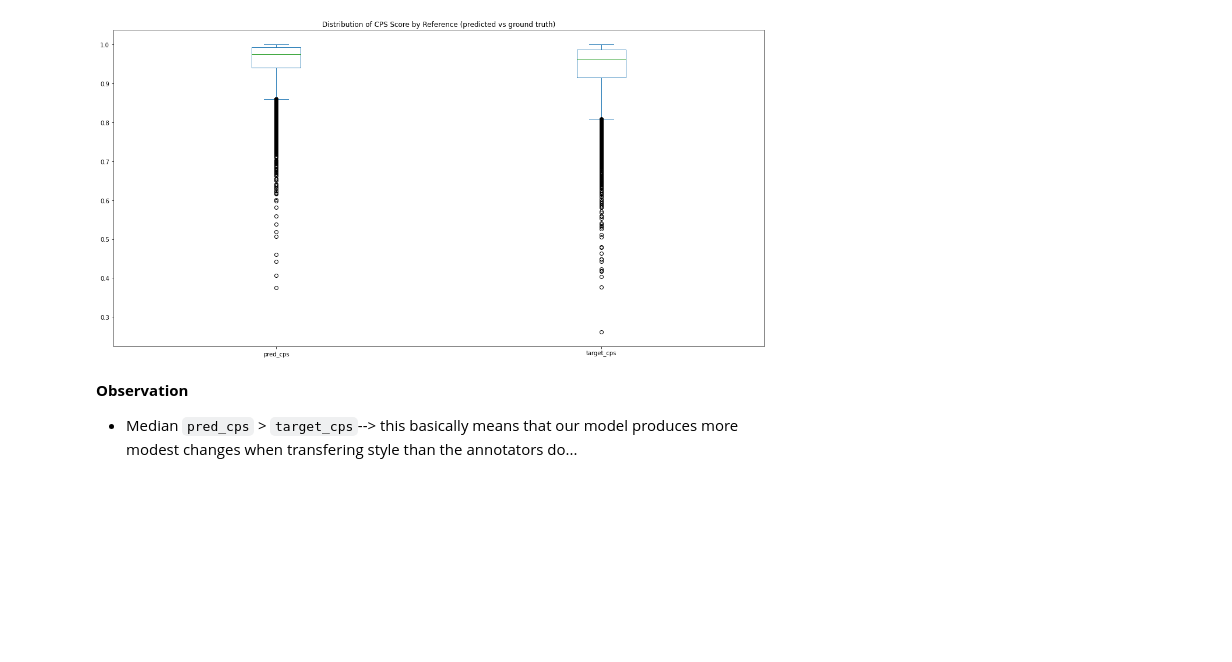
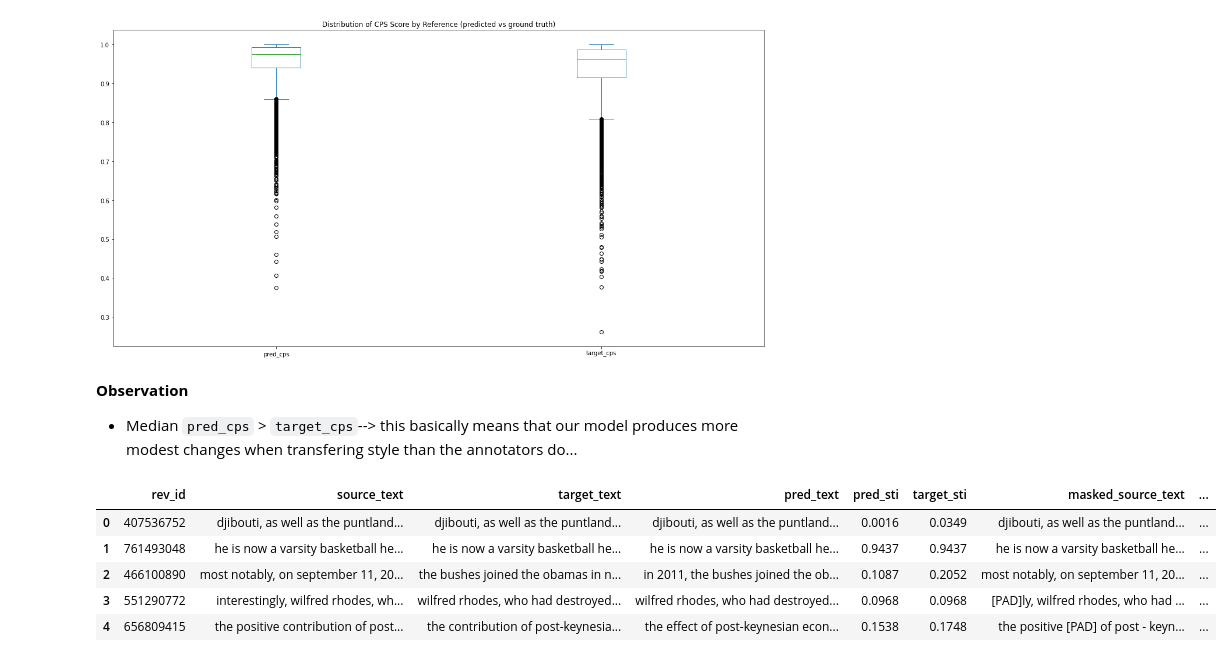
Before and after one commit to fastforwardlabs/text-style-transfer, a Jupyter notebook: notebooks/WNC_full_TST_evaluation.ipynb, the cells around one changed output. Saved outputs shown, nothing was run; the diff lists cells and outputs as text; code cells hidden in the pictures; blank space fills up the shorter version.

```diff
--- a/notebooks/WNC_full_TST_evaluation.ipynb
+++ b/notebooks/WNC_full_TST_evaluation.ipynb
@@ -226,3 +221,12 @@ ste.metric_df[["pred_cps", "target_cps"]].plot.box(
 # %% [markdown]
 **Observation**
 - Median `pred_cps` > `target_cps`--> this basically means that our model produces more modest changes when transfering style than the annotators do...
+# %%
+ste.metric_df.head()
+# %% [output]
+|  | rev_id | source_text | target_text | pred_text | pred_sti | target_sti | masked_source_text | ... |
+| 0 | 407536752 | djibouti, as well as the puntland... | djibouti, as well as the puntland... | djibouti, as well as the puntland... | 0.0016 | 0.0349 | djibouti, as well as the puntland... | ... |
+| 1 | 761493048 | he is now a varsity basketball he... | he is now a varsity basketball he... | he is now a varsity basketball he... | 0.9437 | 0.9437 | he is now a varsity basketball he... | ... |
+| 2 | 466100890 | most notably, on september 11, 20... | the bushes joined the obamas in n... | in 2011, the bushes joined the ob... | 0.1087 | 0.2052 | most notably, on september 11, 20... | ... |
+| 3 | 551290772 | interestingly, wilfred rhodes, wh... | wilfred rhodes, who had destroyed... | wilfred rhodes, who had destroyed... | 0.0968 | 0.0968 | [PAD]ly, wilfred rhodes, who had ... | ... |
+| 4 | 656809415 | the positive contribution of post... | the contribution of post-keynesia... | the effect of post-keynesian econ... | 0.1538 | 0.1748 | the positive [PAD] of post - keyn... | ... |
```
Also changed, not shown: parts of 3 cells of this notebook, 9 other files.
